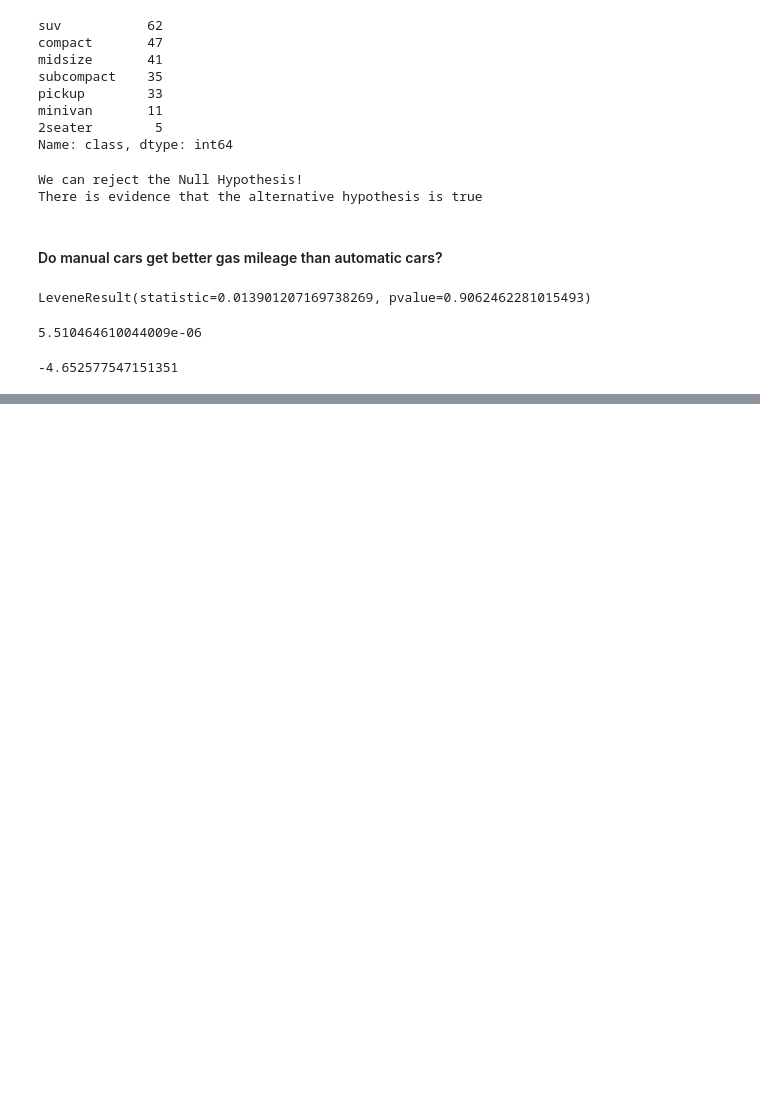
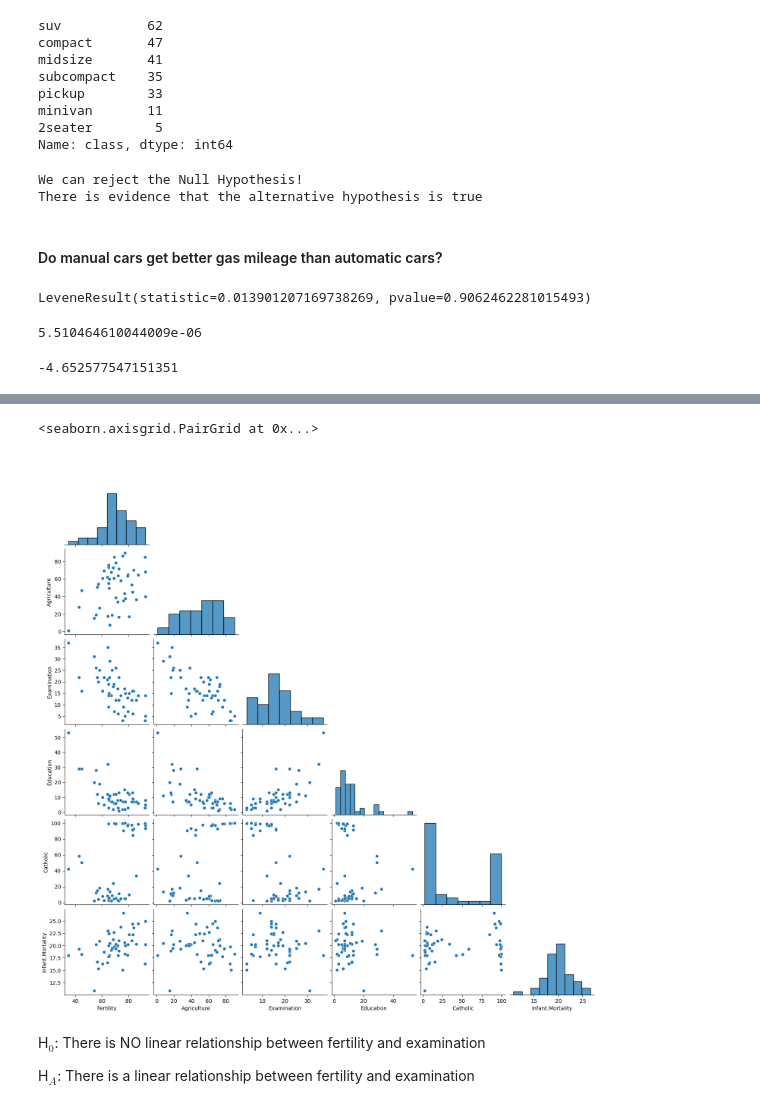
Before and after one commit to caroline-miller0921/statistics-exercises, a Jupyter notebook: hypothesis_testing.ipynb, the cells around one changed output, grey strips where cells are left out. Saved outputs shown, nothing was run; the diff lists cells and outputs as text; code cells hidden in the pictures; blank space fills up the shorter version.

Commit message:
updating hypothesis testing with correlation and relationship testing

```diff
--- a/hypothesis_testing.ipynb
+++ b/hypothesis_testing.ipynb
@@ -426,0 +440,2 @@ t_stat
+# %%
+swiss = data('swiss')
@@ -426,0 +462,5 @@ t_stat
+# %%
+sns.pairplot(swiss, corner = True)
+# %% [output]
+<seaborn.axisgrid.PairGrid at 0x...>
+[figure, added]
@@ -426,0 +470,4 @@ t_stat
+# %% [markdown]
+H$_0$: There is NO linear relationship between fertility and examination
+
+H$_A$: There is a linear relationship between fertility and examination
```
Also changed, not shown: parts of 55 cells of this notebook.
